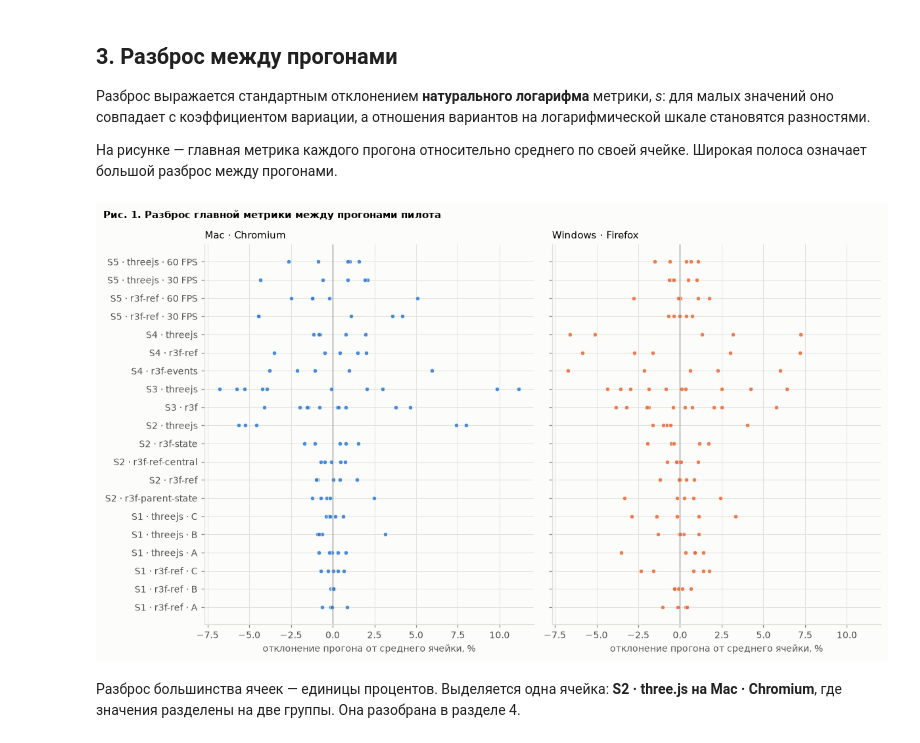
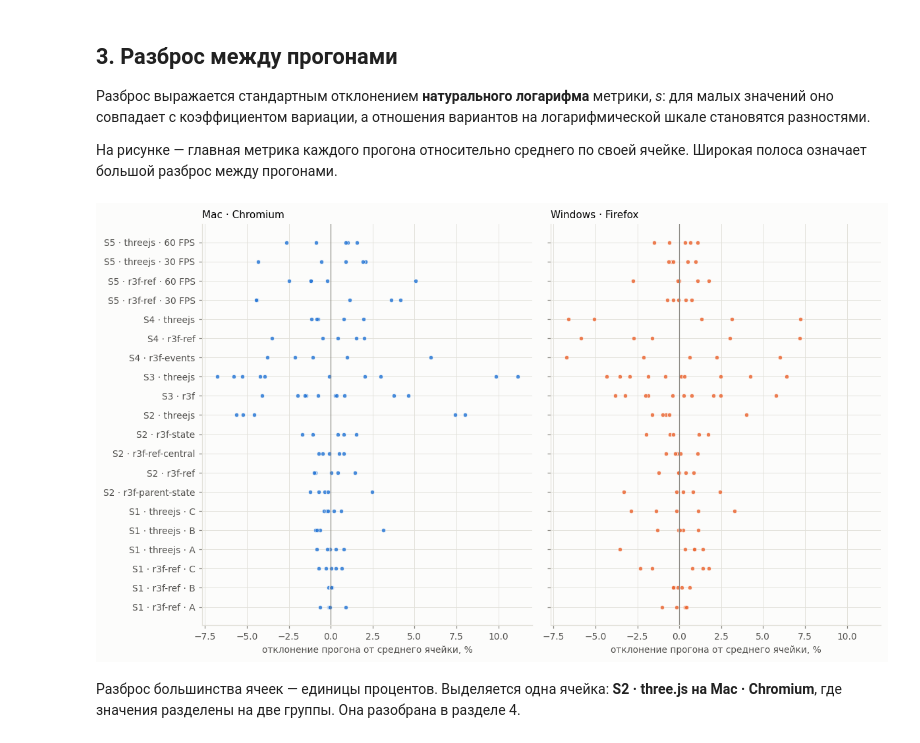
Before and after one commit to LEVALEXEEV/benchmark, a Jupyter notebook: analysis/pilot.ipynb, the cells around one changed output. Saved outputs shown, nothing was run; the diff lists cells and outputs as text; code cells hidden in the pictures.

```diff
--- a/analysis/pilot.ipynb
+++ b/analysis/pilot.ipynb
@@ -204,25 +204,24 @@ display(Markdown(f"Значений метрик: {len(R)} (прогонов: {R
 # %%
 main = R[R["метрика"].map(lambda m: METRIC[m][1])].copy()
 main["ячейка"] = main["сценарий"].str.upper() + " · " + main["вариант"] + main["точка"].map(lambda p: "" if p == "-" else f" · {p}") \
     + main["метрика"].map(lambda m: f" · {m.split()[-2]} {m.split()[-1]}" if m.startswith("ёмкость") else "")
 main["отклонение, %"] = main.groupby(["платформа", "ячейка"])["значение"].transform(lambda v: (v / v.mean() - 1) * 100)
 
 order = sorted(main["ячейка"].unique(), key=lambda c: (c[:2], c))
 fig, axes = plt.subplots(1, 2, figsize=(11, 0.26 * len(order) + 1.2), sharex=True, sharey=True)
 for ax, (platform, color) in zip(axes, PLATFORM_COLOR.items()):
     d = main[main["платформа"] == platform]
     y = {c: i for i, c in enumerate(order)}
     ax.axvline(0, color=MUTED, lw=0.8)
     ax.scatter(d["отклонение, %"], d["ячейка"].map(y), s=18, color=color, alpha=0.85, edgecolor=SURFACE, linewidth=0.6)
     ax.set_yticks(range(len(order)), order)
     ax.invert_yaxis()
     ax.set_title(platform)
     ax.set_xlabel("отклонение прогона от среднего ячейки, %")
-fig.suptitle("Рис. 1. Разброс главной метрики между прогонами пилота", x=0.01, ha="left", fontsize=10, fontweight="bold")
 fig.tight_layout()
 plt.show()
 # %% [output]
-[figure, old version]
+[figure, new version]
 # %% [markdown]
 Разброс большинства ячеек — единицы процентов. Выделяется одна ячейка:
 **S2 · three.js на Mac · Chromium**, где значения разделены на две группы.
```
Also changed, not shown: parts of 1 cell of this notebook, 4 other files.
